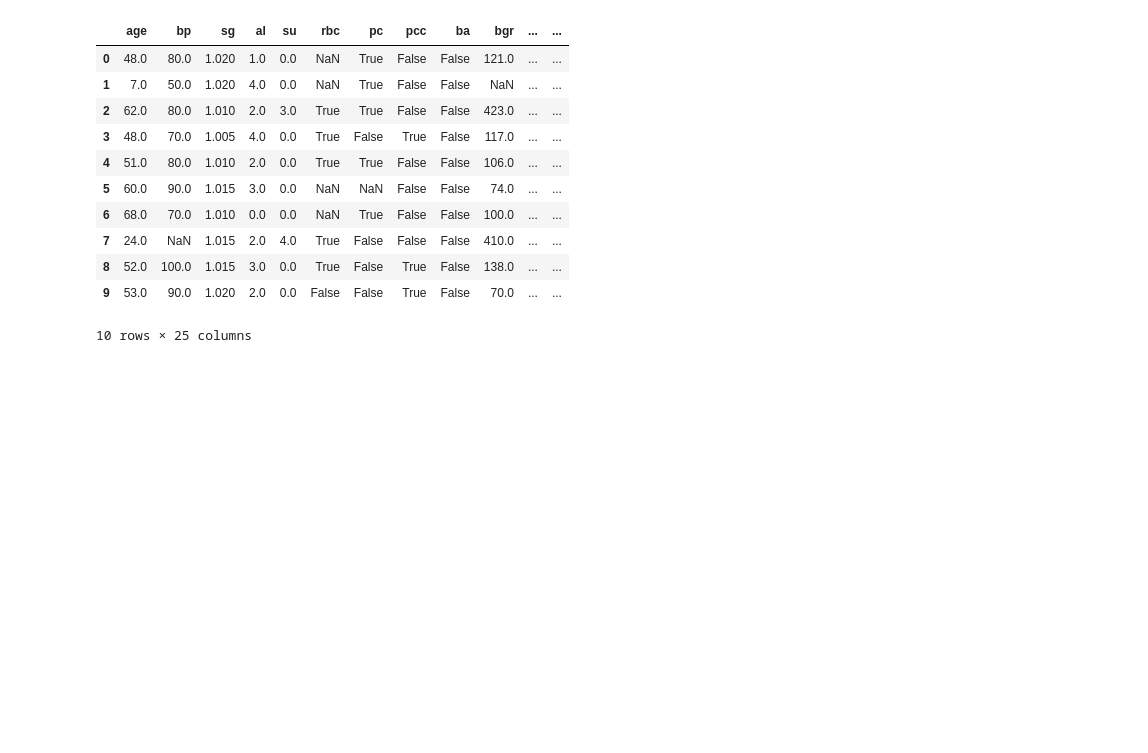
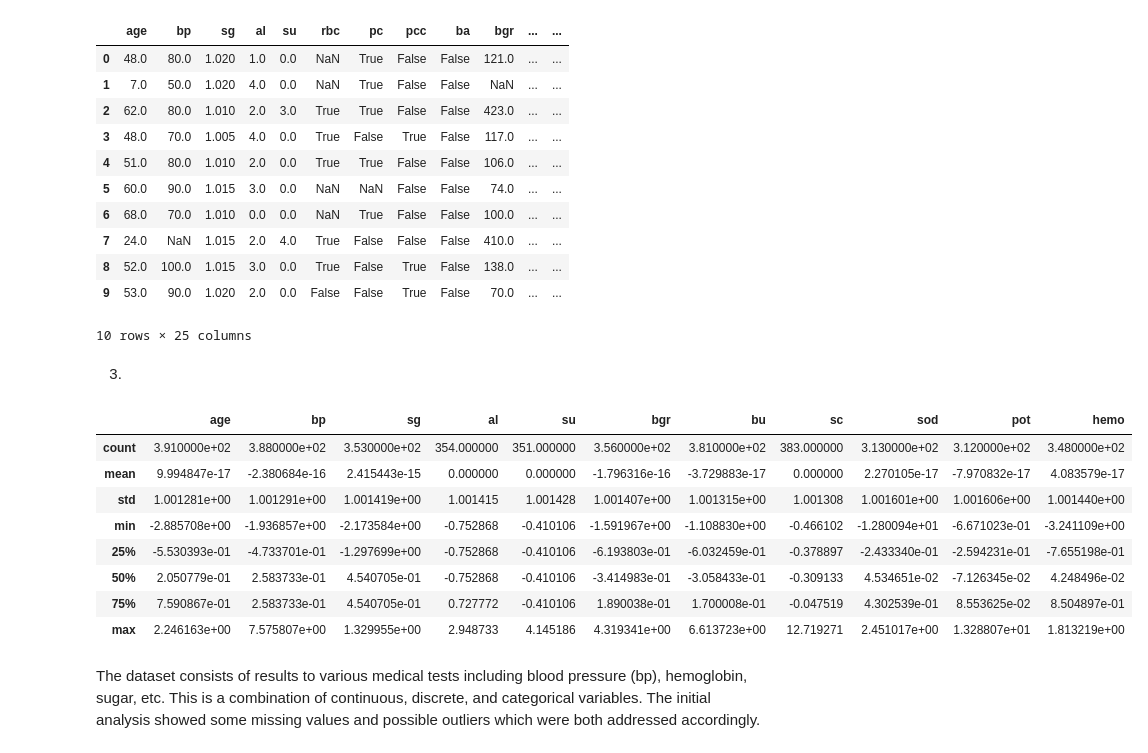
Before and after one commit to shuaniw/Assignment-6, a Jupyter notebook: Assignment6.ipynb, the cells around one changed output. Saved outputs shown, nothing was run; the diff lists cells and outputs as text; code cells hidden in the pictures; blank space fills up the shorter version.

```diff
--- a/Assignment6.ipynb
+++ b/Assignment6.ipynb
@@ -40,7 +40,7 @@ from sklearn.preprocessing import scale
 from sklearn.decomposition import PCA, TruncatedSVD, FactorAnalysis
 from sklearn.model_selection import train_test_split
 # %%
-kd = pd.read_csv(r"C:\Users\Wjy\Desktop\Assignment-6-Chronic-Kidney-Disease-Classification-Challenge\kidney_disease.csv")
+kd = pd.read_csv(r"C:\Users\xuany\OneDrive\Documents\McMaster\23-24\Winter2024\Stats3DA3\Assignment-6-Chronic-Kidney-Disease-Classification-Challenge\kidney_disease.csv")
 # %%
 kd = kd.drop('id', axis = 1)
 # %%
@@ -132,3 +132,19 @@ kd.head(10)
 # %%
 scaler = StandardScaler()
 kd[float_col] = scaler.fit_transform(kd[float_col])
+# %% [markdown]
+3.
+# %%
+kd.describe()
+# %% [output]
+|  | age | bp | sg | al | su | bgr | bu | sc | sod | pot | hemo |
+| count | 3.910000e+02 | 3.880000e+02 | 3.530000e+02 | 354.000000 | 351.000000 | 3.560000e+02 | 3.810000e+02 | 383.000000 | 3.130000e+02 | 3.120000e+02 | 3.480000e+02 |
+| mean | 9.994847e-17 | -2.380684e-16 | 2.415443e-15 | 0.000000 | 0.000000 | -1.796316e-16 | -3.729883e-17 | 0.000000 | 2.270105e-17 | -7.970832e-17 | 4.083579e-17 |
+| std | 1.001281e+00 | 1.001291e+00 | 1.001419e+00 | 1.001415 | 1.001428 | 1.001407e+00 | 1.001315e+00 | 1.001308 | 1.001601e+00 | 1.001606e+00 | 1.001440e+00 |
+| min | -2.885708e+00 | -1.936857e+00 | -2.173584e+00 | -0.752868 | -0.410106 | -1.591967e+00 | -1.108830e+00 | -0.466102 | -1.280094e+01 | -6.671023e-01 | -3.241109e+00 |
+| 25% | -5.530393e-01 | -4.733701e-01 | -1.297699e+00 | -0.752868 | -0.410106 | -6.193803e-01 | -6.032459e-01 | -0.378897 | -2.433340e-01 | -2.594231e-01 | -7.655198e-01 |
+| 50% | 2.050779e-01 | 2.583733e-01 | 4.540705e-01 | -0.752868 | -0.410106 | -3.414983e-01 | -3.058433e-01 | -0.309133 | 4.534651e-02 | -7.126345e-02 | 4.248496e-02 |
+| 75% | 7.590867e-01 | 2.583733e-01 | 4.540705e-01 | 0.727772 | -0.410106 | 1.890038e-01 | 1.700008e-01 | -0.047519 | 4.302539e-01 | 8.553625e-02 | 8.504897e-01 |
+| max | 2.246163e+00 | 7.575807e+00 | 1.329955e+00 | 2.948733 | 4.145186 | 4.319341e+00 | 6.613723e+00 | 12.719271 | 2.451017e+00 | 1.328807e+01 | 1.813219e+00 |
+# %% [markdown]
+The dataset consists of results to various medical tests including blood pressure (bp), hemoglobin, sugar, etc. This is a combination of continuous, discrete, and categorical variables. The initial analysis showed some missing values and possible outliers which were both addressed accordingly.
```
